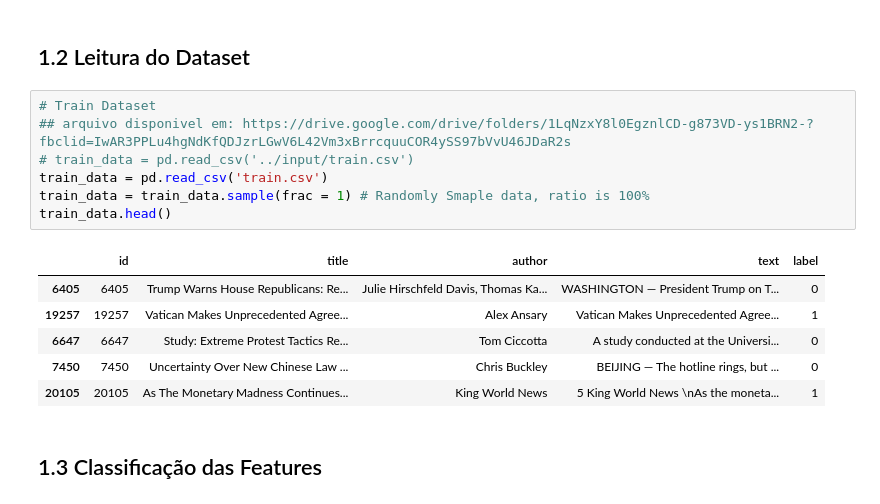
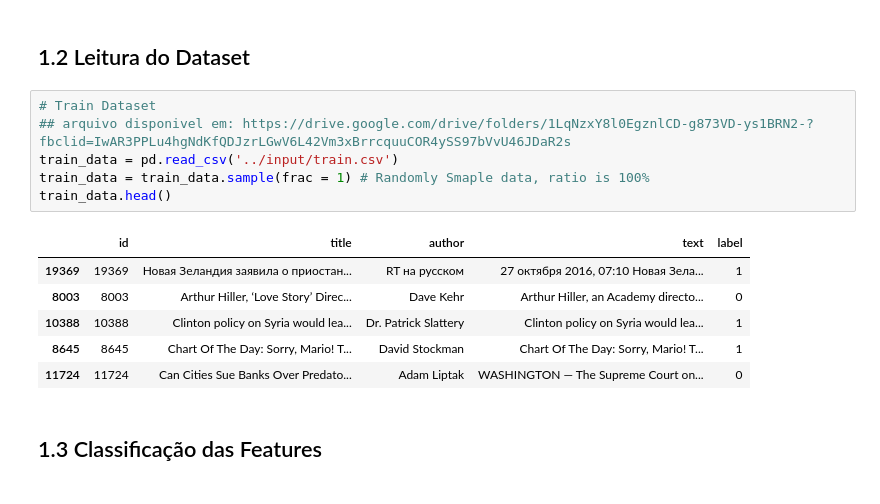
Before and after one commit to JoaoVitorBracale/fatect-news, a Jupyter notebook: Análise Exploratória.ipynb, the cells around one changed output. Drawn from its saved outputs; the diff is of its cells as text.

```diff
--- a/Análise Exploratória.ipynb
+++ b/Análise Exploratória.ipynb
@@ -87,17 +100,16 @@ Requirement already satisfied: names in c:\users\cliente\anaconda3\envs\universi
 # %%
 # Train Dataset
 ## arquivo disponivel em: https://drive.google.com/drive/folders/1LqNzxY8l0EgznlCD-g873VD-ys1BRN2-?fbclid=IwAR3PPLu4hgNdKfQDJzrLGwV6L42Vm3xBrrcquuCOR4ySS97bVvU46JDaR2s
-# train_data = pd.read_csv('../input/train.csv')
-train_data = pd.read_csv('train.csv')
+train_data = pd.read_csv('../input/train.csv')
 train_data = train_data.sample(frac = 1) # Randomly Smaple data, ratio is 100%
 train_data.head()
 # %% [output]
 |  | id | title | author | text | label |
-| 6405 | 6405 | Trump Warns House Republicans: Re... | Julie Hirschfeld Davis, Thomas Ka... | WASHINGTON — President Trump on T... | 0 |
-| 19257 | 19257 | Vatican Makes Unprecedented Agree... | Alex Ansary | Vatican Makes Unprecedented Agree... | 1 |
-| 6647 | 6647 | Study: Extreme Protest Tactics Re... | Tom Ciccotta | A study conducted at the Universi... | 0 |
-| 7450 | 7450 | Uncertainty Over New Chinese Law ... | Chris Buckley | BEIJING — The hotline rings, but ... | 0 |
-| 20105 | 20105 | As The Monetary Madness Continues... | King World News | 5 King World News \nAs the moneta... | 1 |
+| 19369 | 19369 | Новая Зеландия заявила о приостан... | RT на русском | 27 октября 2016, 07:10 Новая Зела... | 1 |
+| 8003 | 8003 | Arthur Hiller, ‘Love Story’ Direc... | Dave Kehr | Arthur Hiller, an Academy directo... | 0 |
+| 10388 | 10388 | Clinton policy on Syria would lea... | Dr. Patrick Slattery | Clinton policy on Syria would lea... | 1 |
+| 8645 | 8645 | Chart Of The Day: Sorry, Mario! T... | David Stockman | Chart Of The Day: Sorry, Mario! T... | 1 |
+| 11724 | 11724 | Can Cities Sue Banks Over Predato... | Adam Liptak | WASHINGTON — The Supreme Court on... | 0 |
 # %% [markdown]
 <a id='classificacao_features'></a>
 ## 1.3 Classificação das Features
```
Also changed, not shown: parts of 27 cells of this notebook.
